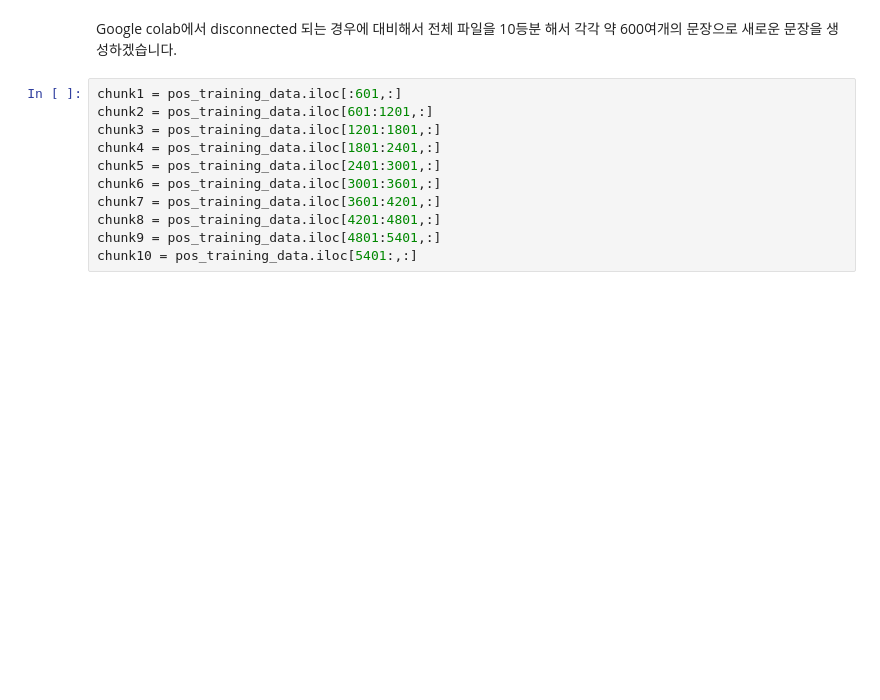
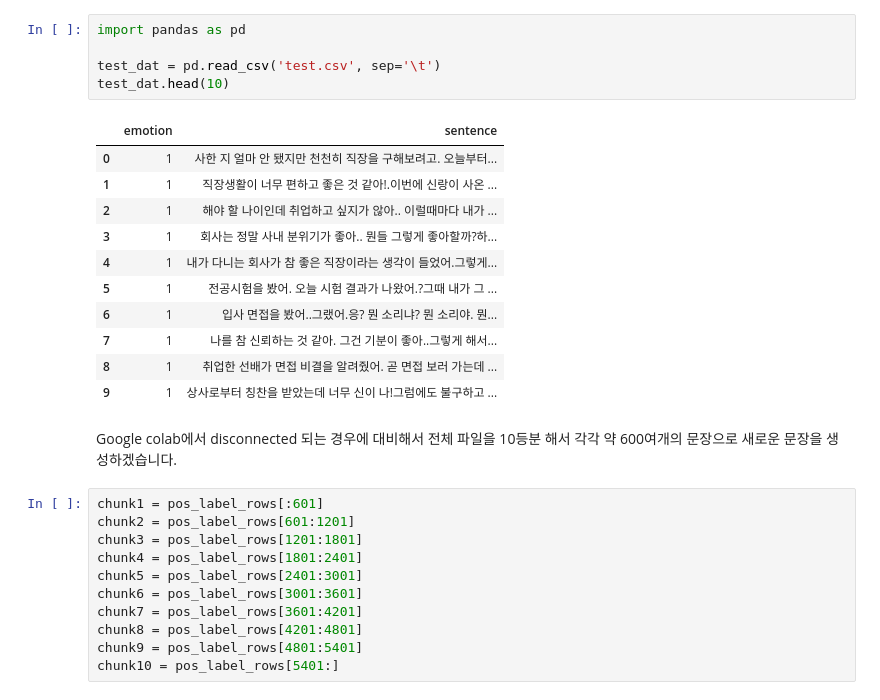
Before and after one commit to andrewdk1123/KoSentiment, a Jupyter notebook: data/data-augmentor/KoGPT-2 Data Augmentor.ipynb, the cells around one changed output. Cells and saved outputs as stored; diff of their text form; blank space fills up the shorter version.

```diff
--- a/data/data-augmentor/KoGPT-2 Data Augmentor.ipynb
+++ b/data/data-augmentor/KoGPT-2 Data Augmentor.ipynb
@@ -116,15 +157,32 @@ def main(df):
+# %%
+import pandas as pd
+
+test_dat = pd.read_csv('test.csv', sep='\t')
+test_dat.head(10)
+# %% [output]
+|  | emotion | sentence |
+| 0 | 1 | 사한 지 얼마 안 됐지만 천천히 직장을 구해보려고. 오늘부터... |
+| 1 | 1 | 직장생활이 너무 편하고 좋은 것 같아!.이번에 신랑이 사온 ... |
+| 2 | 1 | 해야 할 나이인데 취업하고 싶지가 않아.. 이럴때마다 내가 ... |
+| 3 | 1 | 회사는 정말 사내 분위기가 좋아.. 뭔들 그렇게 좋아할까?하... |
+| 4 | 1 | 내가 다니는 회사가 참 좋은 직장이라는 생각이 들었어.그렇게... |
+| 5 | 1 | 전공시험을 봤어. 오늘 시험 결과가 나왔어.?그때 내가 그 ... |
+| 6 | 1 | 입사 면접을 봤어..그랬어.응? 뭔 소리냐? 뭔 소리야. 뭔... |
+| 7 | 1 | 나를 참 신뢰하는 것 같아. 그건 기분이 좋아..그렇게 해서... |
+| 8 | 1 | 취업한 선배가 면접 비결을 알려줬어. 곧 면접 보러 가는데 ... |
+| 9 | 1 | 상사로부터 칭찬을 받았는데 너무 신이 나!그럼에도 불구하고 ... |
 # %% [markdown]
 Google colab에서 disconnected 되는 경우에 대비해서 전체 파일을 10등분 해서 각각 약 600여개의 문장으로 새로운 문장을 생성하겠습니다.
 # %%
-chunk1 = pos_training_data.iloc[:601,:]
-chunk2 = pos_training_data.iloc[601:1201,:]
-chunk3 = pos_training_data.iloc[1201:1801,:]
-chunk4 = pos_training_data.iloc[1801:2401,:]
-chunk5 = pos_training_data.iloc[2401:3001,:]
-chunk6 = pos_training_data.iloc[3001:3601,:]
-chunk7 = pos_training_data.iloc[3601:4201,:]
-chunk8 = pos_training_data.iloc[4201:4801,:]
-chunk9 = pos_training_data.iloc[4801:5401,:]
-chunk10 = pos_training_data.iloc[5401:,:]
+chunk1 = pos_label_rows[:601]
+chunk2 = pos_label_rows[601:1201]
+chunk3 = pos_label_rows[1201:1801]
+chunk4 = pos_label_rows[1801:2401]
+chunk5 = pos_label_rows[2401:3001]
+chunk6 = pos_label_rows[3001:3601]
+chunk7 = pos_label_rows[3601:4201]
+chunk8 = pos_label_rows[4201:4801]
+chunk9 = pos_label_rows[4801:5401]
+chunk10 = pos_label_rows[5401:]
 # %%
 # Apply the main function to each chunk
```
Also changed, not shown: parts of 38 cells of this notebook.
